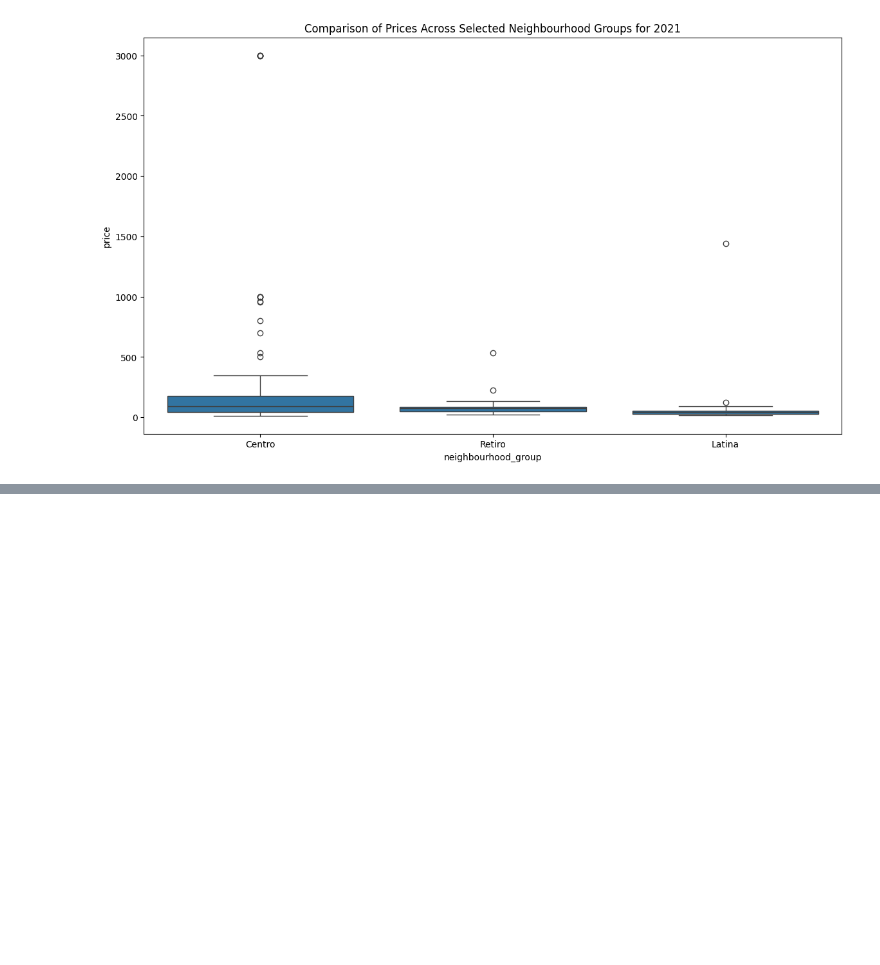
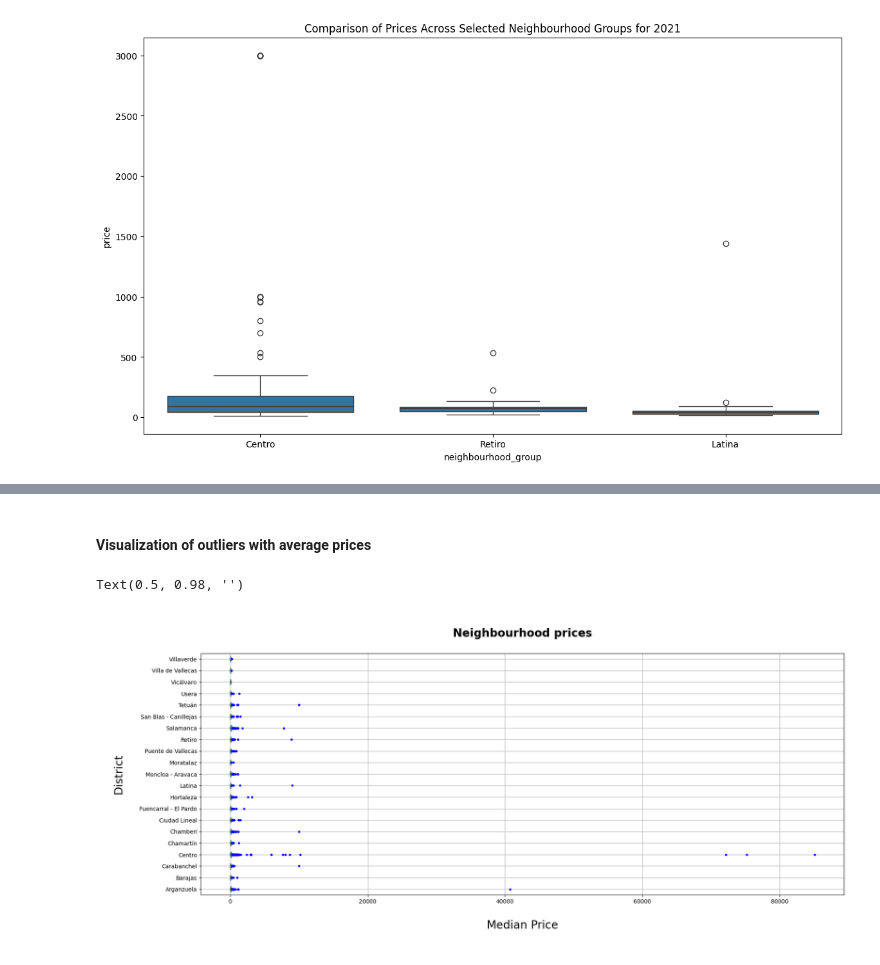
Before and after one commit to Monalaihoi/Training, a Jupyter notebook: airbnb_data2023.ipynb, the cells around one changed output, grey strips where cells are left out. Cells and saved outputs as stored; diff of their text form; code cells hidden in the pictures; blank space fills up the shorter version.

```diff
--- a/airbnb_data2023.ipynb
+++ b/airbnb_data2023.ipynb
@@ -752,0 +793,26 @@ plt.show()
+# %% [markdown]
+#### Visualization of outliers with average prices
+# %%
+average_price = dict(markerfacecolor='blue', markeredgecolor='blue', marker='.')
+# This line defines a dictionary (red_square) with properties for the outliers in the boxplot.
+# In this case, it specifies that the outliers should be represented by blue circles (marker='.') with a blue edge color.
+
+data.boxplot(column='price', by='neighbourhood_group',
+           flierprops=average_price, vert=False, figsize=(20,8))
+# This line creates a boxplot using the boxplot function from Pandas.
+# It groups the data by the 'neighbourhood_group' column and plots the distribution of prices ('price' column) for each group.
+# The flierprops argument is used to customize the appearance of outliers, and in this case, it applies the properties defined in the red_square dictionary.
+
+
+plt.xlabel('\nMedian Price\n', fontsize=20)
+plt.ylabel('\nDistrict\n', fontsize=20)
+# These lines set the labels for the x-axis and y-axis, respectively.
+
+plt.title('\nNeighbourhood prices\n', fontsize=20, fontweight='bold')
+# This line sets the title for the plot.
+
+plt.suptitle('')
+# This line removes the default super title, which is usually automatically generated when creating subplots but isn't applicable in this case.
+# %% [output]
+Text(0.5, 0.98, '')
+[figure, added]
```
Also changed, not shown: parts of 7 cells of this notebook, 3 other files.
